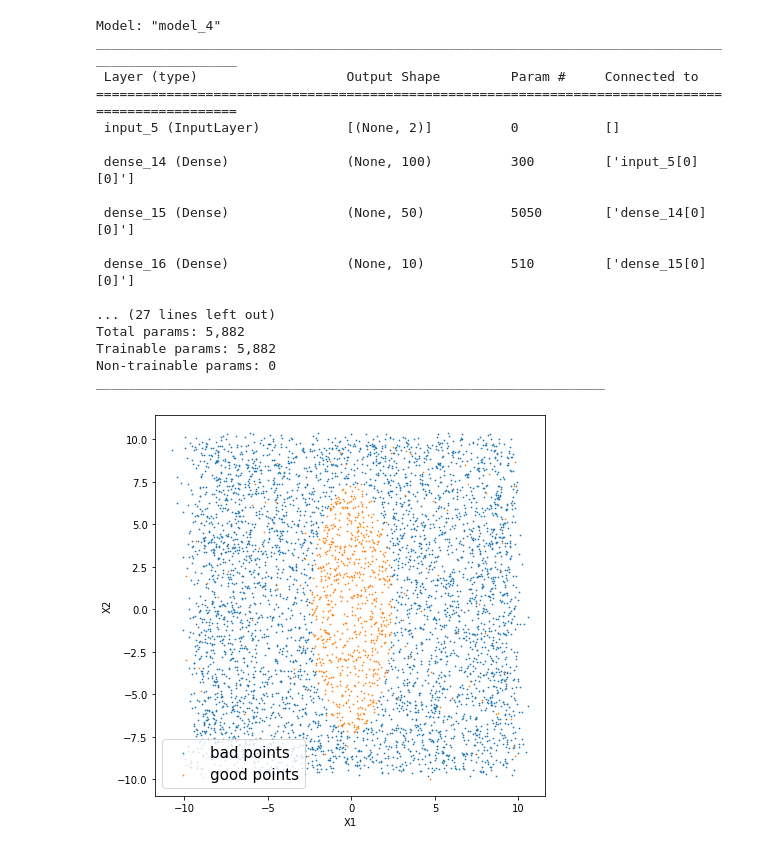
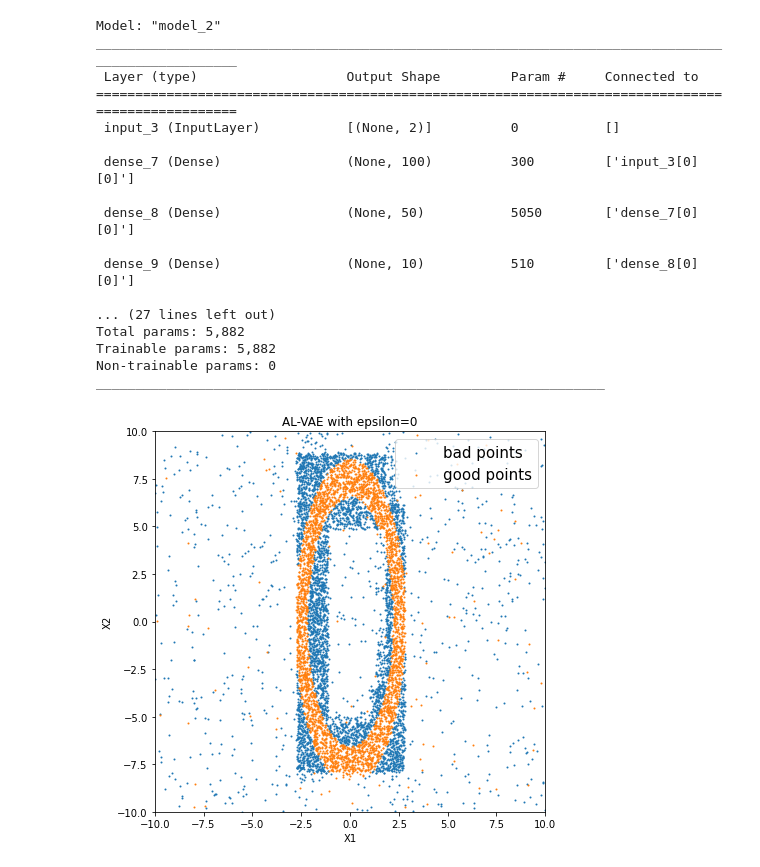
Before and after one commit to AHamamd150/MLscanner, a Jupyter notebook: AL_Varitional_Autoencoder.ipynb, the cells around one changed output. Saved outputs shown, nothing was run; the diff lists cells and outputs as text; code cells hidden in the pictures.

```diff
--- a/AL_Varitional_Autoencoder.ipynb
+++ b/AL_Varitional_Autoencoder.ipynb
@@ -56,7 +58,7 @@ def orcal(x1,x2):
     #F = (2+np.cos(x1)*np.cos(x2))**5
     F = (3*x1)**2+x2**2+7
     for q,item in enumerate(F):
-      if (item < 60 ):
+      if (item > 50 and item < 80 ):
         F[q] = 1
       else:
         F[q] =0
@@ -64,14 +66,14 @@ def orcal(x1,x2):
 
 score = lambda x : np.array([q*(1-q) for q in x])
 # %%
-epsilon = 0.01
+
 def sampling(args):
 
     z_mean, z_log_var = args
     batch = K.shape(z_mean)[0]
     dim = K.int_shape(z_mean)[1]
-    #epsilon = K.random_normal(shape=(batch, dim))
-    return z_mean + K.exp( z_log_var) * epsilon
+    epsilon=0.0
+    return z_mean + K.exp(z_log_var)*epsilon
 
 def encoder():
     encoder1 = Dense(100,activation='relu') (encoder_input)
@@ -79,7 +81,6 @@ def encoder():
     encoder3 = Dense(50,activation='relu') (encoder1)
    # encoder4 = Dense(20,activation='relu') (encoder3)
     encoder5 = Dense(10,activation='relu') (encoder3)
-    #encoder_output = layers.Dense(decoder_inputdim,activation='relu')(encoder1)
     z_mean = layers.Dense(latent, name='z_mean')(encoder5)
     z_log_var = layers.Dense(latent, name='z_log_var')(encoder5)
     z = layers.Lambda(sampling, output_shape=(latent,), name='z')([z_mean, z_log_var])
@@ -125,17 +126,17 @@ def Loss(inputs,output):
 VAE.add_loss(Loss(encoder_input,outputs))
 VAE.compile(optimizer='adam',loss=None)
 # %% [output]
-Model: "model_4"
+Model: "model_2"
 __________________________________________________________________________________________________
  Layer (type)                   Output Shape         Param #     Connected to
 ==================================================================================================
- input_5 (InputLayer)           [(None, 2)]          0           []
+ input_3 (InputLayer)           [(None, 2)]          0           []
 
- dense_14 (Dense)               (None, 100)          300         ['input_5[0][0]']
+ dense_7 (Dense)                (None, 100)          300         ['input_3[0][0]']
 
- dense_15 (Dense)               (None, 50)           5050        ['dense_14[0][0]']
+ dense_8 (Dense)                (None, 50)           5050        ['dense_7[0][0]']
 
- dense_16 (Dense)               (None, 10)           510         ['dense_15[0][0]']
+ dense_9 (Dense)                (None, 10)           510         ['dense_8[0][0]']
 
 ... (27 lines left out)
 Total params: 5,882
@@ -143,7 +144,7 @@ Trainable params: 5,882
 Non-trainable params: 0
 _________________________________________________________________
 # %%
-def run_AL(runs =20,learning_rate=0.01,n_estimators=100,max_depth=30,print_output=True):
+def run_AL(runs =20,learning_rate=0.01,n_estimators=100,max_depth=30,print_output=True,ep=0.1):
     BDT =GradientBoostingClassifier(learning_rate=learning_rate,n_estimators=n_estimators,max_depth=max_depth)
     x1,x2,X=generate_init(100)
     obs1 = orcal(x1, x2)
@@ -153,13 +154,13 @@ def run_AL(runs =20,learning_rate=0.01,n_estimators=100,max_depth=30,print_outpu
       X1,X24,x = generate_init(1000)
       pred = BDT.predict(x).flatten()
       X_new = x[pred==1][:90]
-      q = np.argsort(score(pred))[::-1]
+      #q = np.argsort(score(pred))[::-1]
       q_new = x#[q[:10]]
       X_new = np.append(X_new,q_new[:10],axis=0)
       VAE.fit(X_new,epochs=500,verbose=0)
-      _,_,x_test=generate_init(100)
-      z_mean, _, _ = encoder_model.predict(x_test)
-      x_new= decoder_model.predict(z_mean)
+      z_mean, _, _ = encoder_model.predict(X_new)
+      z_mean1 = np.array(z_mean)*(1-np.random.uniform(-ep,ep))
+      x_new= decoder_model.predict(z_mean1)
       ob = orcal(x_new[:,0], x_new[:,1])
       Y = ob == 1
       badP1.append(x_new[ob!=1][:,0])
@@ -168,16 +169,18 @@ def run_AL(runs =20,learning_rate=0.01,n_estimators=100,max_depth=30,print_outpu
       obs1=np.append(obs1,ob[Y],axis=0)
       BDT.fit(X, obs1)
     return X,badP1,badP2
-Flatten = lambda x : [item for i in x for item in i]
-XL,dd1,dd2 = run_AL(runs=50)
-plt.figure(figsize=(7,7))
-plt.scatter(Flatten(dd1),Flatten(dd2),s=0.5,label = 'bad points')
-plt.scatter(XL[:,0],XL[:,1],s=0.5,label='good points');
-
-plt.xlabel('X1')
-plt.ylabel('X2')
-plt.legend(fontsize=15)
-#plt.title('Active Learning- Sampled batch (points= {:0.0f})'.format(len(XL)))
-plt.show()
-# %% [output]
-[figure, removed]
+# %%
+Flatten = lambda x : [item for i in x for item in i]
+XL,dd1,dd2 = run_AL(runs=80,ep=0.1)
+plt.figure(figsize=(7,7))
+plt.scatter(Flatten(dd1),Flatten(dd2),s=1,label = 'bad points')
+plt.scatter(XL[:,0],XL[:,1],s=1,label='good points');
+
+plt.xlabel('X1')
+plt.ylabel('X2')
+plt.legend(fontsize=15)
+plt.title('AL-VAE with epsilon=0');
+plt.xlim(-10,10);
+plt.ylim(-10,10);
+# %% [output]
+[figure, added]
```
Also changed, not shown: parts of 6 cells of this notebook.
